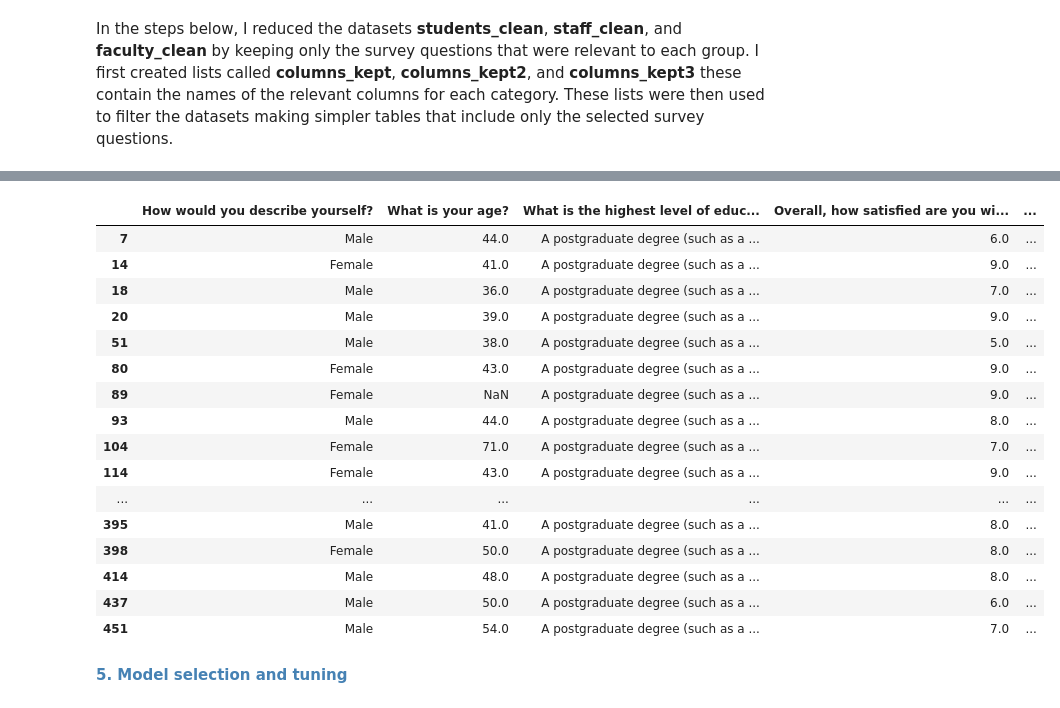
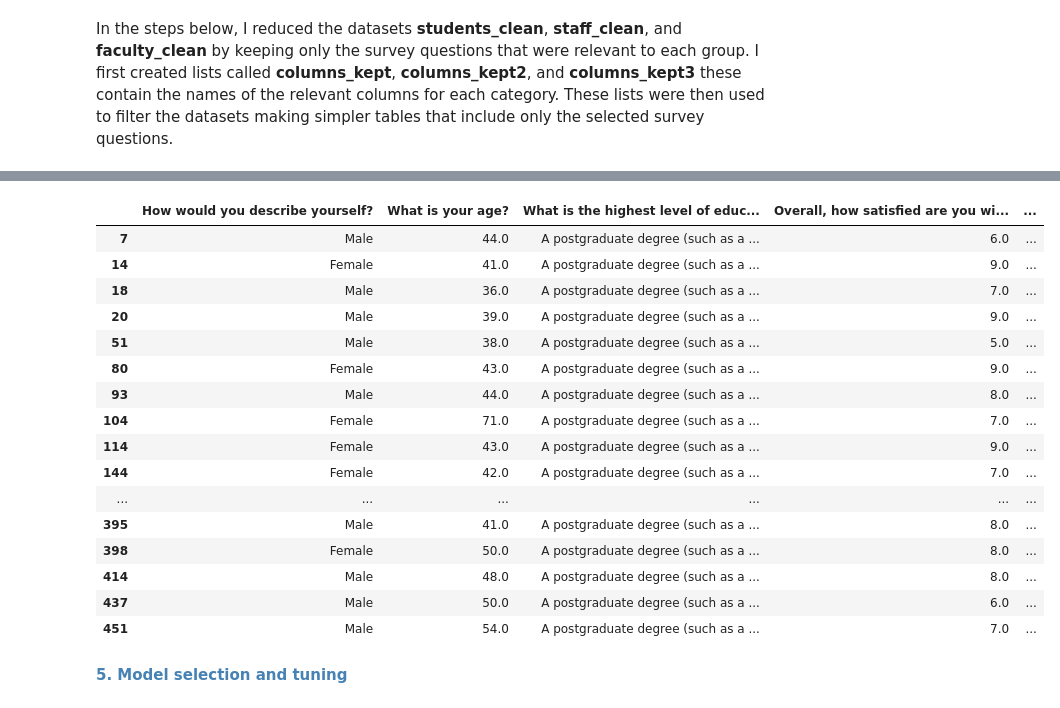
Before and after one commit to sangabrielstephanie/MachineLearningProject-TrinityWellbeing, a Jupyter notebook: Machine Learning Project - Stephanie Sangabriel.ipynb, the cells around one changed output, grey strips where cells are left out. Drawn from its saved outputs; the diff is of its cells as text; code cells hidden in the pictures.

```diff
--- a/Machine Learning Project - Stephanie Sangabriel.ipynb
+++ b/Machine Learning Project - Stephanie Sangabriel.ipynb
@@ -156,37 +171,37 @@ staff_clean
 # %%
 columns_kept3 = [
     "How would you describe yourself?",
     "What is your age?",
     "What is the highest level of education you have completed?",
     "Overall, how satisfied are you with life as a whole these days?\xa0\xa0\xa0\xa0",
     "In general, I consider myself a happy person.",
     "In general, how would you rate your physical health?",
     "How would you rate your overall mental health? \xa0\xa0",
     "Overall, to what extent do you feel the things you do in your life are worthwhile?",
     "I am doing things now that will help me achieve my goals in life.",
     "I always act to promote good in all circumstances, even in difficult and challenging situations.",
     "I am always able to give up some happiness now for greater happiness later.",
     "I am content with my friendships and relationships.",
     "I have people in my life I can talk to about things that really matter.",
     "My family has enough money to live a truly decent life.",
     "How often do you worry about safety, food, or housing?",
     "Are you a student, staff member, or faculty member at Trinity?"
 ]
 
-faculty_clean = faculty_clean[columns_kept3]
+faculty_clean = faculty_clean[columns_kept3].dropna()
 faculty_clean
 # %% [output]
 |  | How would you describe yourself? | What is your age? | What is the highest level of educ... | Overall, how satisfied are you wi... | ... |
 | 7 | Male | 44.0 | A postgraduate degree (such as a ... | 6.0 | ... |
 | 14 | Female | 41.0 | A postgraduate degree (such as a ... | 9.0 | ... |
 | 18 | Male | 36.0 | A postgraduate degree (such as a ... | 7.0 | ... |
 | 20 | Male | 39.0 | A postgraduate degree (such as a ... | 9.0 | ... |
 | 51 | Male | 38.0 | A postgraduate degree (such as a ... | 5.0 | ... |
 | 80 | Female | 43.0 | A postgraduate degree (such as a ... | 9.0 | ... |
-| 89 | Female | NaN | A postgraduate degree (such as a ... | 9.0 | ... |
 | 93 | Male | 44.0 | A postgraduate degree (such as a ... | 8.0 | ... |
 | 104 | Female | 71.0 | A postgraduate degree (such as a ... | 7.0 | ... |
 | 114 | Female | 43.0 | A postgraduate degree (such as a ... | 9.0 | ... |
+| 144 | Female | 42.0 | A postgraduate degree (such as a ... | 7.0 | ... |
 | ... | ... | ... | ... | ... | ... |
 | 395 | Male | 41.0 | A postgraduate degree (such as a ... | 8.0 | ... |
 | 398 | Female | 50.0 | A postgraduate degree (such as a ... | 8.0 | ... |
```
Also changed, not shown: parts of 6 cells of this notebook.
